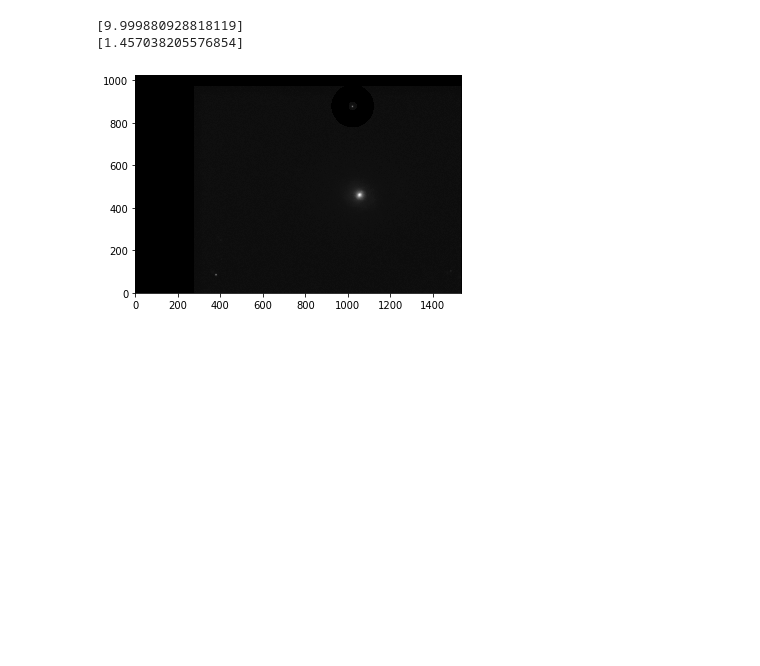
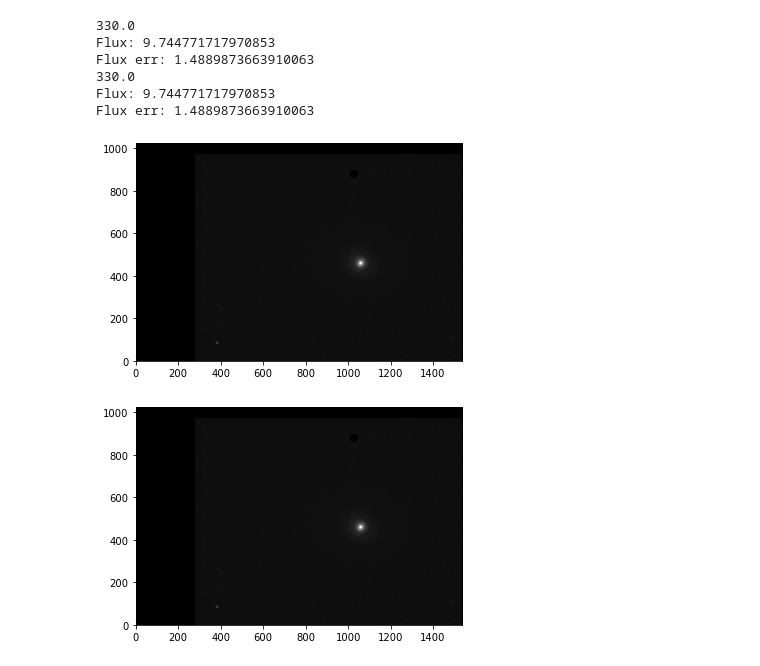
Before and after one commit to lucaspauker/phys100-final-project, a Jupyter notebook: Flux_Calculation.ipynb, the cells around one changed output. Drawn from its saved outputs; the diff is of its cells as text; code cells hidden in the pictures; blank space fills up the shorter version.

```diff
--- a/Flux_Calculation.ipynb
+++ b/Flux_Calculation.ipynb
@@ -53,23 +60,29 @@ print(rerrl)
 # %%
 # BD+42 R Flux
 im, header = fitsio.read('./data/Coadded_Data/coadded_R.fit', header=True)
-#print(header['EXPTIME'])
+print(header['EXPTIME'])
 #print(3*60 + 6 * 15)# + 4 * 15)
 
 rfl, rerrl, risl, rib = multi_ellipse_aper_flux(im, n_ellipses=1, a_list=[20], b_list=[20],
                                         h_list=[1021], k_list=[877],
-                                       bgx=1021, bgy=877, background_width=100, angles=[0], gain=1,
-                                                nimages1=9, nimages2=4, errFlag=True,
-                                                read_noise1=3.4934947763773803, read_noise2=3.1409296805752427,
-                                                avg_dark_current1=0.07143249638710437,
-                                                avg_dark_current2=0.07738150368580866,exptime1=270, exptime2=60)
-plt.imshow(im * np.invert(rib))
-print(rfl)
-print(rerrl)
+                                        bgx=1021, bgy=877, background_width=90, angles=[0], gain=1,
+                                        nimages1=9, nimages2=4, errFlag=True,
+                                        read_noise1=3.4934947763773803, read_noise2=3.1409296805752427,
+                                        avg_dark_current1=0.07143249638710437,
+                                        avg_dark_current2=0.07738150368580866,exptime1=270, exptime2=60)
+ref_r_mag, ref_r_magerr = aper_mag(rfl[0], rerrl[0])
+plt.imshow(im * np.invert(risl[0]))
+print("Flux:", rfl[0])
+print("Flux err:", rerrl[0])
 # %% [output]
-[9.999880928818119]
-[1.457038205576854]
+330.0
+Flux: 9.744771717970853
+Flux err: 1.4889873663910063
+330.0
+Flux: 9.744771717970853
+Flux err: 1.4889873663910063
-[figure, old version]
+[figure, new version]
+[figure, added]
 # %%
 # M94 Ha Flux
 im, header = fitsio.read('./data/Coadded_Data/coadded_Ha.fit', header=True)
```
Also changed, not shown: parts of 27 cells of this notebook.
